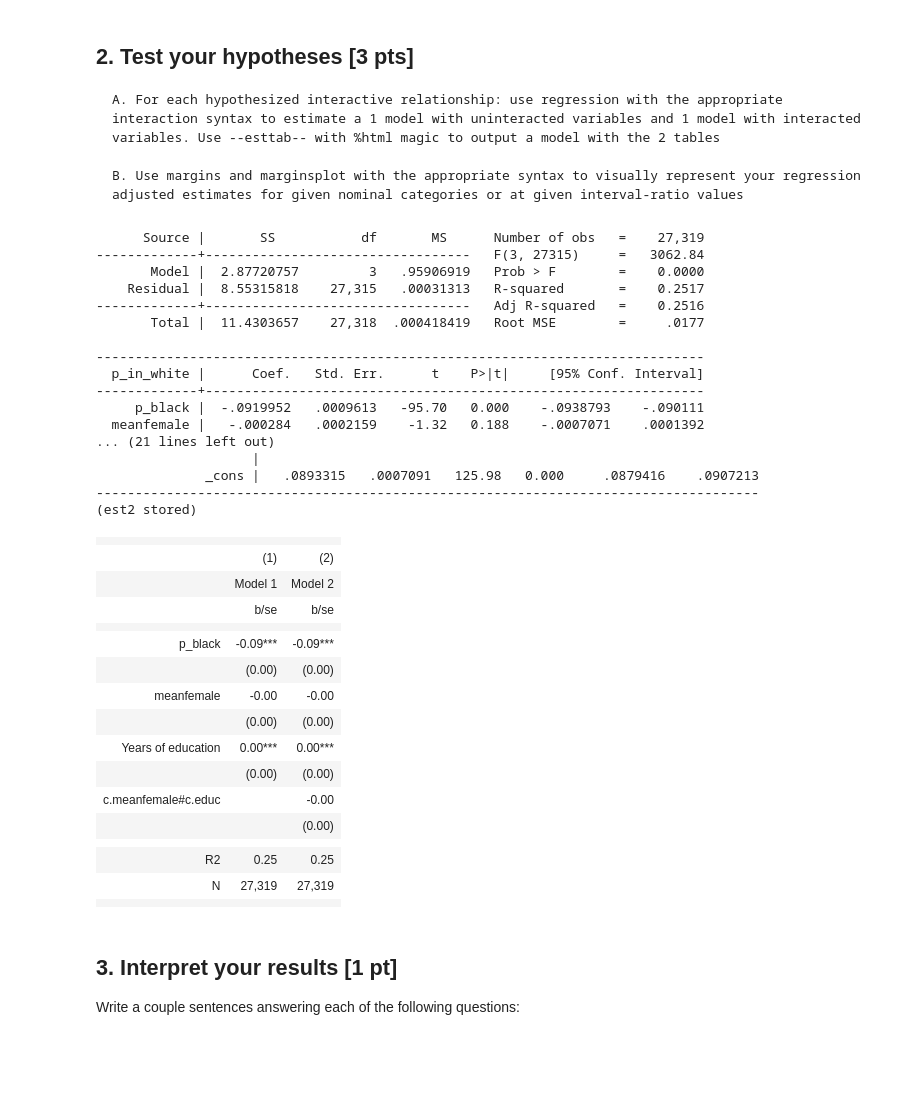
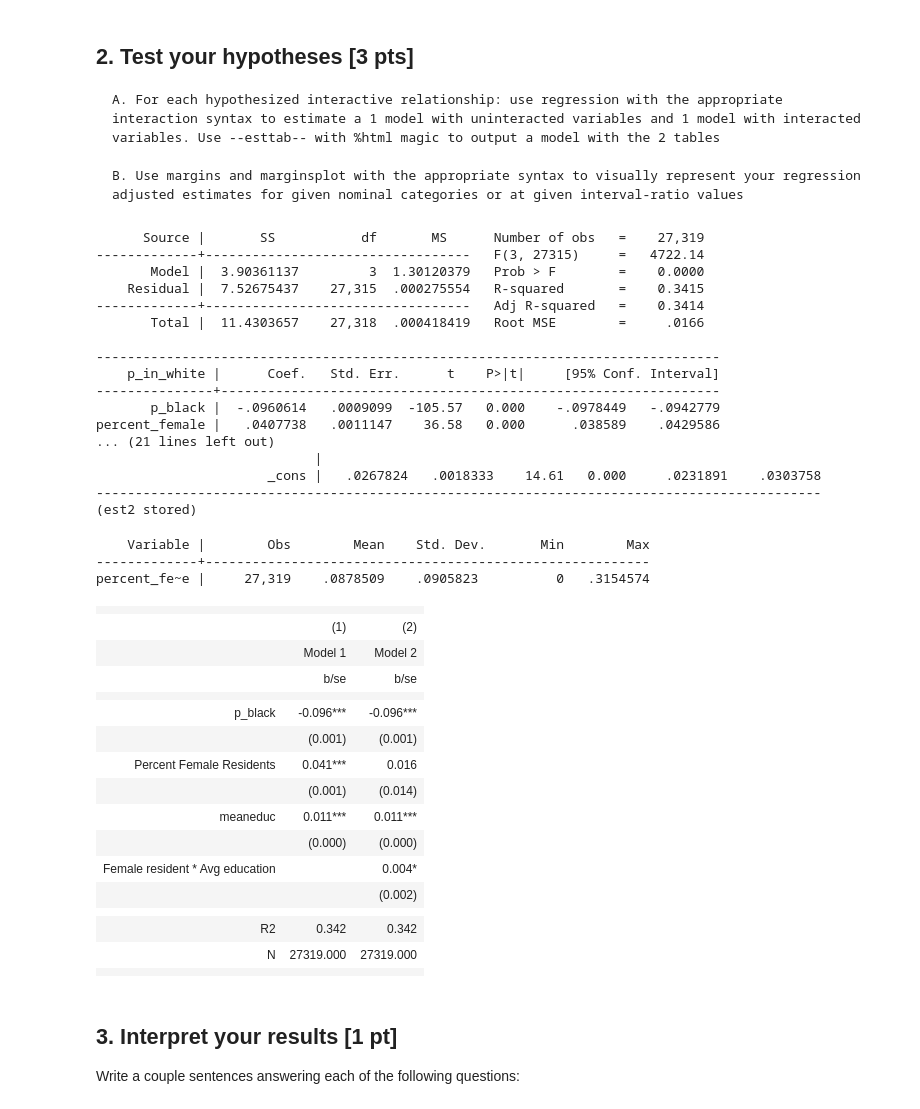
Before and after one commit to scarmen26/Methods-review, a Jupyter notebook: week8/researchassignment4.ipynb, the cells around one changed output. Saved outputs shown, nothing was run; the diff lists cells and outputs as text; code cells hidden in the pictures; blank space fills up the shorter version.

```diff
--- a/week8/researchassignment4.ipynb
+++ b/week8/researchassignment4.ipynb
@@ -148,59 +155,63 @@ My predictions are based on literature that focuses on
 # %%
 est clear
 
- eststo: reg p_in_white p_black meanfemale educ
- eststo: reg p_in_white p_black c.meanfemale##c.educ
+ eststo: reg p_in_white p_black percent_female meaneduc
+ eststo: reg p_in_white p_black c.percent_female##c.meaneduc
 # %% [output]
       Source |       SS           df       MS      Number of obs   =    27,319
--------------+----------------------------------   F(3, 27315)     =   3062.84
-       Model |  2.87720757         3   .95906919   Prob > F        =    0.0000
-    Residual |  8.55315818    27,315   .00031313   R-squared       =    0.2517
--------------+----------------------------------   Adj R-squared   =    0.2516
-       Total |  11.4303657    27,318  .000418419   Root MSE        =     .0177
+-------------+----------------------------------   F(3, 27315)     =   4722.14
+       Model |  3.90361137         3  1.30120379   Prob > F        =    0.0000
+    Residual |  7.52675437    27,315  .000275554   R-squared       =    0.3415
+-------------+----------------------------------   Adj R-squared   =    0.3414
+       Total |  11.4303657    27,318  .000418419   Root MSE        =     .0166
 
-------------------------------------------------------------------------------
-  p_in_white |      Coef.   Std. Err.      t    P>|t|     [95% Conf. Interval]
--------------+----------------------------------------------------------------
-     p_black |  -.0919952   .0009613   -95.70   0.000    -.0938793    -.090111
-  meanfemale |   -.000284   .0002159    -1.32   0.188    -.0007071    .0001392
+--------------------------------------------------------------------------------
+    p_in_white |      Coef.   Std. Err.      t    P>|t|     [95% Conf. Interval]
+---------------+----------------------------------------------------------------
+       p_black |  -.0960614   .0009099  -105.57   0.000    -.0978449   -.0942779
+percent_female |   .0407738   .0011147    36.58   0.000      .038589    .0429586
 ... (21 lines left out)
-                    |
-              _cons |   .0893315   .0007091   125.98   0.000     .0879416    .0907213
--------------------------------------------------------------------------------------
+                            |
+                      _cons |   .0267824   .0018333    14.61   0.000     .0231891    .0303758
+---------------------------------------------------------------------------------------------
 (est2 stored)
 # %%
 
 *census tract level data, move in and already black in census tract
 *% of m/f in census tract level
-*mean age for census tract level
+*mean education for census tract level
 
-*c,age (treat educ as continuous)
+*c.age (treat educ as continuous)
 *c.pmale (% of female is
 *i. - if variable is categorical
 *c. - continuous variable)
 
 *new variables should be continuous -
+sum percent_female
+# %% [output]
+    Variable |        Obs        Mean    Std. Dev.       Min        Max
+-------------+---------------------------------------------------------
+percent_fe~e |     27,319    .0878509    .0905823          0   .3154574
 # %%
 %html
-esttab, html noconstant stats(r2 N, labels("R2" "N") fmt(%10.2fc %10.0fc)) cells(b(star fmt(%10.2fc)) se(fmt(%6.2fc) par)) ///
-  nobase starlevels(* .1 ** .05 *** .01) mlabels("Model 1" "Model 2") ///
-coeflabels (1.p_in_white "White" 2.p_black "Black" educ "Years of education" ///
-  1.p_in_white#c.educ "White * education" 2.p_black#c.educ "Black * education")
+esttab, stats(r2 N, labels("R2" "N")) cells(b(star fmt(3)) se(fmt(3) par)) ///
+  nobase noconstant starlevels(* .1 ** .05 *** .01) mlabels("Model 1" "Model 2") ///
+  coeflabels (percent_female "Percent Female Residents " Avg Year of Education c.percent_female#c.meaneduc "Female resident * Avg education") html
 # %% [output]
 |  |  |  |
 |  | (1) | (2) |
 |  | Model 1 | Model 2 |
 |  | b/se | b/se |
 |  |  |  |
-| p_black | -0.09*** | -0.09*** |
-|  | (0.00) | (0.00) |
-| meanfemale | -0.00 | -0.00 |
-|  | (0.00) | (0.00) |
-| Years of education | 0.00*** | 0.00*** |
-|  | (0.00) | (0.00) |
-| c.meanfemale#c.educ |  | -0.00 |
-|  |  | (0.00) |
+| p_black | -0.096*** | -0.096*** |
+|  | (0.001) | (0.001) |
+| Percent Female Residents | 0.041*** | 0.016 |
+|  | (0.001) | (0.014) |
+| meaneduc | 0.011*** | 0.011*** |
+|  | (0.000) | (0.000) |
+| Female resident * Avg education |  | 0.004* |
+|  |  | (0.002) |
 |  |  |  |
-| R2 | 0.25 | 0.25 |
-| N | 27,319 | 27,319 |
+| R2 | 0.342 | 0.342 |
+| N | 27319.000 | 27319.000 |
 |  |  |  |
```
Also changed, not shown: parts of 11 cells of this notebook.
